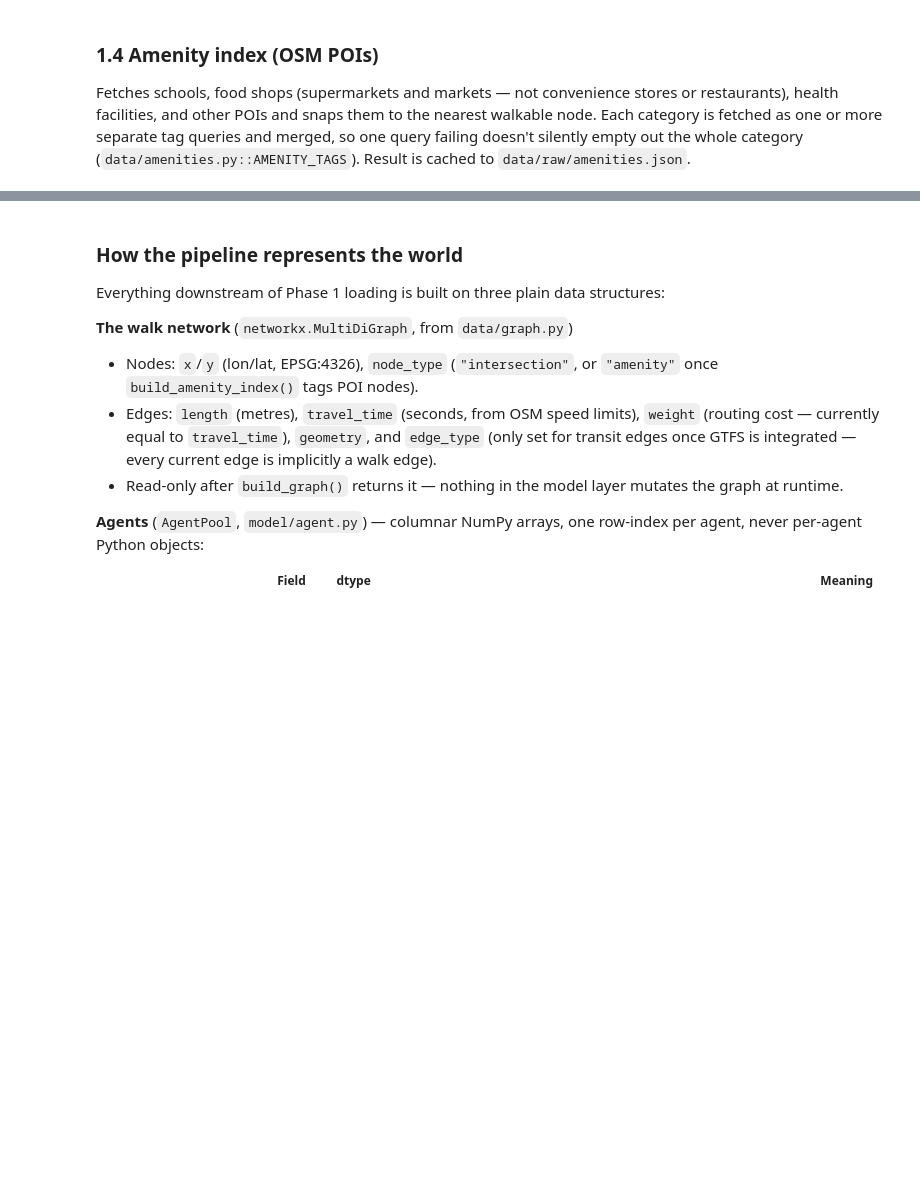
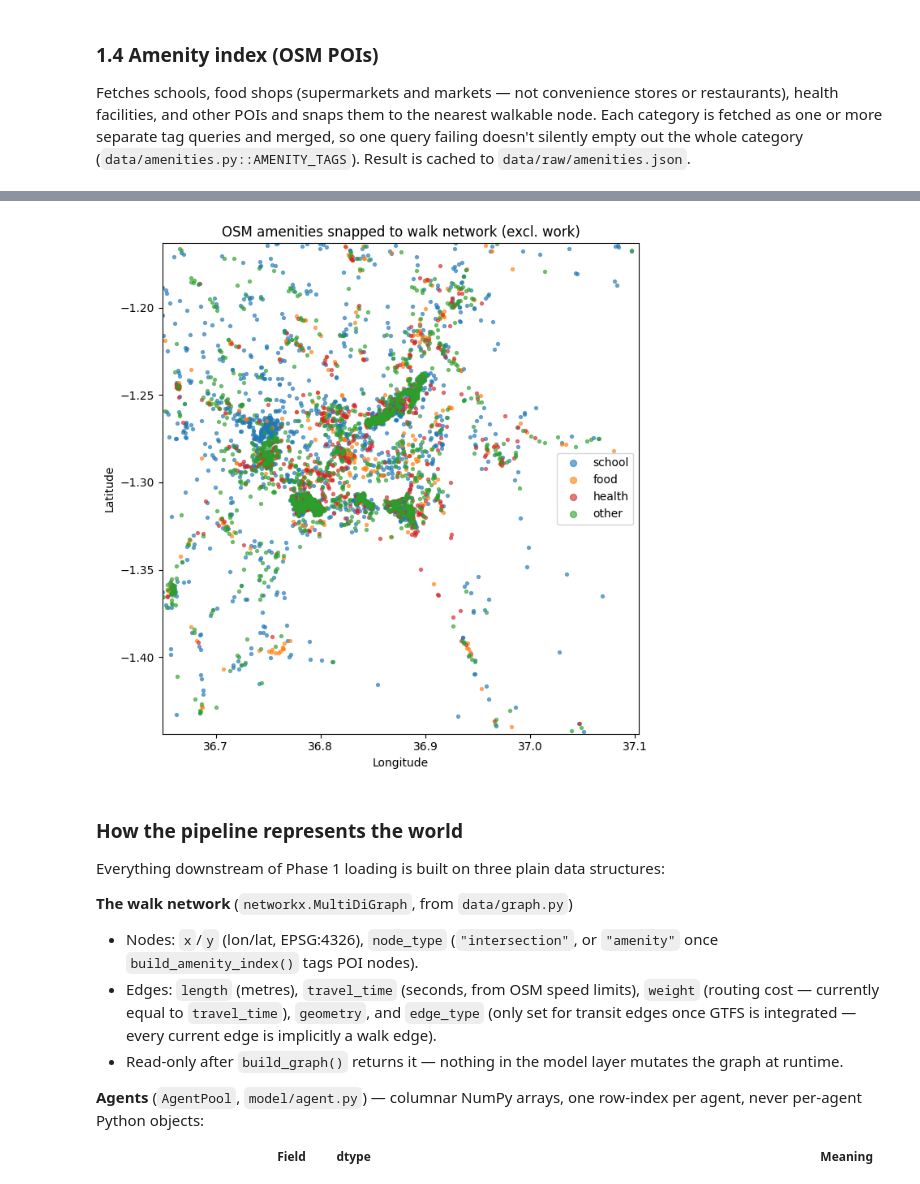
Before and after one commit to wri/ride-heat-mobility, a Jupyter notebook: notebooks/01_nairobi_heat_abm.ipynb, the cells around one changed output, grey strips where cells are left out. Drawn from its saved outputs; the diff is of its cells as text; code cells hidden in the pictures; blank space fills up the shorter version.

```diff
--- a/notebooks/01_nairobi_heat_abm.ipynb
+++ b/notebooks/01_nairobi_heat_abm.ipynb
@@ -327,22 +364,27 @@ Amenity counts:
 # %%
 # Spot-check: plot each amenity category on a scatter map
-colours = {"school": "tab:blue", "food": "tab:orange", "health": "tab:red", "other": "tab:green", "work": "tab:purple"}
+# "work" is excluded here: it's a large merged pool (offices/commercial land plus the
+# school/food/health overlap from _add_work_overlap()) that visually obscures the other
+# categories on this map, not a data-quality issue.
+colours = {"school": "tab:blue", "food": "tab:orange", "health": "tab:red", "other": "tab:green"}
 south, west, north, east = BBOX
 
 fig, ax = plt.subplots(figsize=(7, 7))
 for cat, node_ids in amenities.items():
-    if not node_ids:
+    if cat == "work" or not node_ids:
         continue
     xs = [G.nodes[n]["x"] for n in node_ids if G.has_node(n)]
     ys = [G.nodes[n]["y"] for n in node_ids if G.has_node(n)]
     ax.scatter(xs, ys, s=8, alpha=0.6, c=colours[cat], label=cat)
 
 ax.set_xlim(west, east); ax.set_ylim(south, north)
-ax.set_title("OSM amenities snapped to walk network")
+ax.set_title("OSM amenities snapped to walk network (excl. work)")
 ax.set_xlabel("Longitude"); ax.set_ylabel("Latitude")
 ax.legend(markerscale=2)
 plt.tight_layout()
 plt.show()
+# %% [output]
+[figure, added]
 # %% [markdown]
 ### How the pipeline represents the world
 
```
Also changed, not shown: parts of 16 cells of this notebook, 4 other files.
